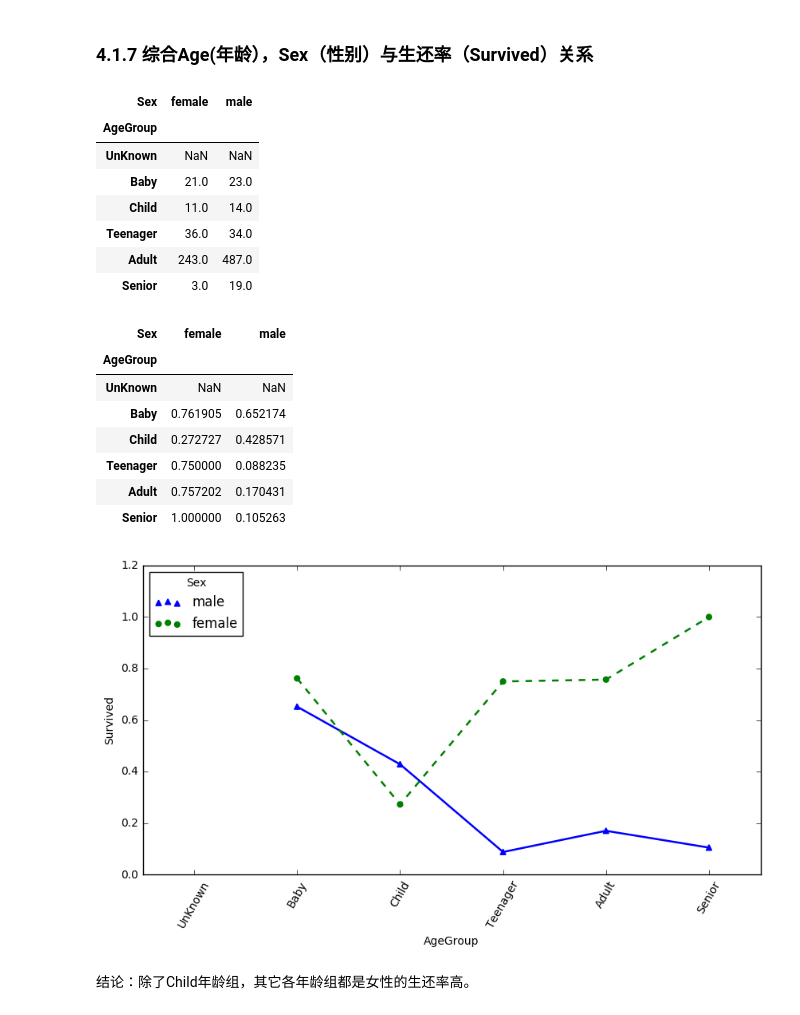
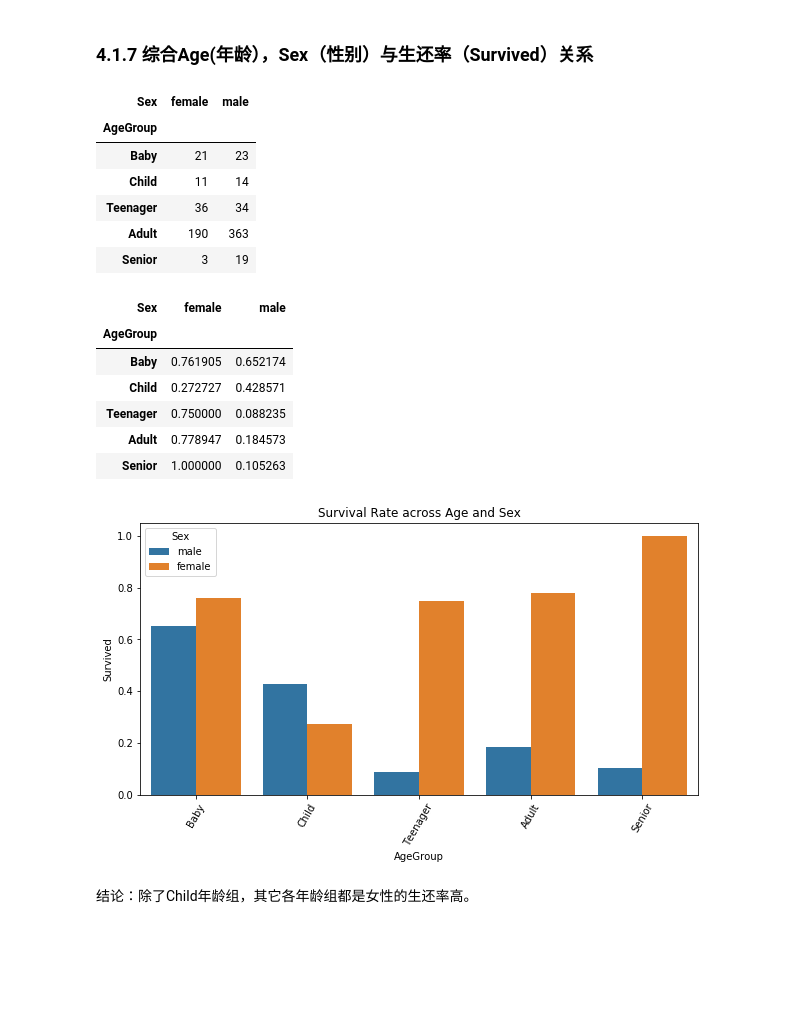
Before and after one commit to cr1998/udacity, a Jupyter notebook: P2.ipynb, the cells around one changed output. Saved outputs shown, nothing was run; the diff lists cells and outputs as text; code cells hidden in the pictures; blank space fills up the shorter version.

```diff
--- a/P2.ipynb
+++ b/P2.ipynb
@@ -296,5 +292,10 @@ Adult       730
 Senior       22
 Name: AgeGroup, dtype: int64
+# %%
+#UnKnown不存在，所以取消
+bins = [0, 5, 12, 18, 60, np.inf]
+labels = ['Baby', 'Child', 'Teenager', 'Adult', 'Senior']
+titanic["AgeGroup"]=pd.cut(titanic["Age"], bins, labels = labels)
 # %%
 titanic.pivot_table(values="Survived",index="AgeGroup",aggfunc=np.mean)
 # %% [output]
@@ -421,33 +421,33 @@ titanic.pivot_table(values="PassengerId",index="AgeGroup",columns="Sex",aggfunc=
 # %% [output]
 | Sex | female | male |
 | AgeGroup |  |  |
-| UnKnown | NaN | NaN |
-| Baby | 21.0 | 23.0 |
-| Child | 11.0 | 14.0 |
-| Teenager | 36.0 | 34.0 |
-| Adult | 243.0 | 487.0 |
-| Senior | 3.0 | 19.0 |
+| Baby | 21 | 23 |
+| Child | 11 | 14 |
+| Teenager | 36 | 34 |
+| Adult | 190 | 363 |
+| Senior | 3 | 19 |
 # %%
 titanic.pivot_table(values="Survived",index="AgeGroup",columns="Sex",aggfunc=np.mean)
 # %% [output]
 | Sex | female | male |
 | AgeGroup |  |  |
-| UnKnown | NaN | NaN |
 | Baby | 0.761905 | 0.652174 |
 | Child | 0.272727 | 0.428571 |
 | Teenager | 0.750000 | 0.088235 |
-| Adult | 0.757202 | 0.170431 |
+| Adult | 0.778947 | 0.184573 |
 | Senior | 1.000000 | 0.105263 |
 # %%
 #https://seaborn.pydata.org/generated/seaborn.pointplot.html
-plt.figure(figsize= (10, 5))
-sns.pointplot(data=titanic,x="AgeGroup",y="Survived",hue="Sex",ci=None,
-             markers=["^", "o"], linestyles=["-", "--"])
+plt.figure(figsize = (10, 5))
+#sns.pointplot(data=titanic,x="AgeGroup",y="Survived",hue="Sex",ci=None,
+#             markers=["^", "o"], linestyles=["-", "--"])
+sns.barplot(data=titanic,x="AgeGroup",y="Survived",hue="Sex",ci=None)
 plt.xticks(rotation=60)
+plt.title("Survival Rate across Age and Sex")
 
 plt.show()
 # %% [output]
-[figure, old version]
+[figure, new version]
 # %% [markdown]
 结论：除了Child年龄组，其它各年龄组都是女性的生还率高。
 # %% [markdown]
```
Also changed, not shown: parts of 10 cells of this notebook.
